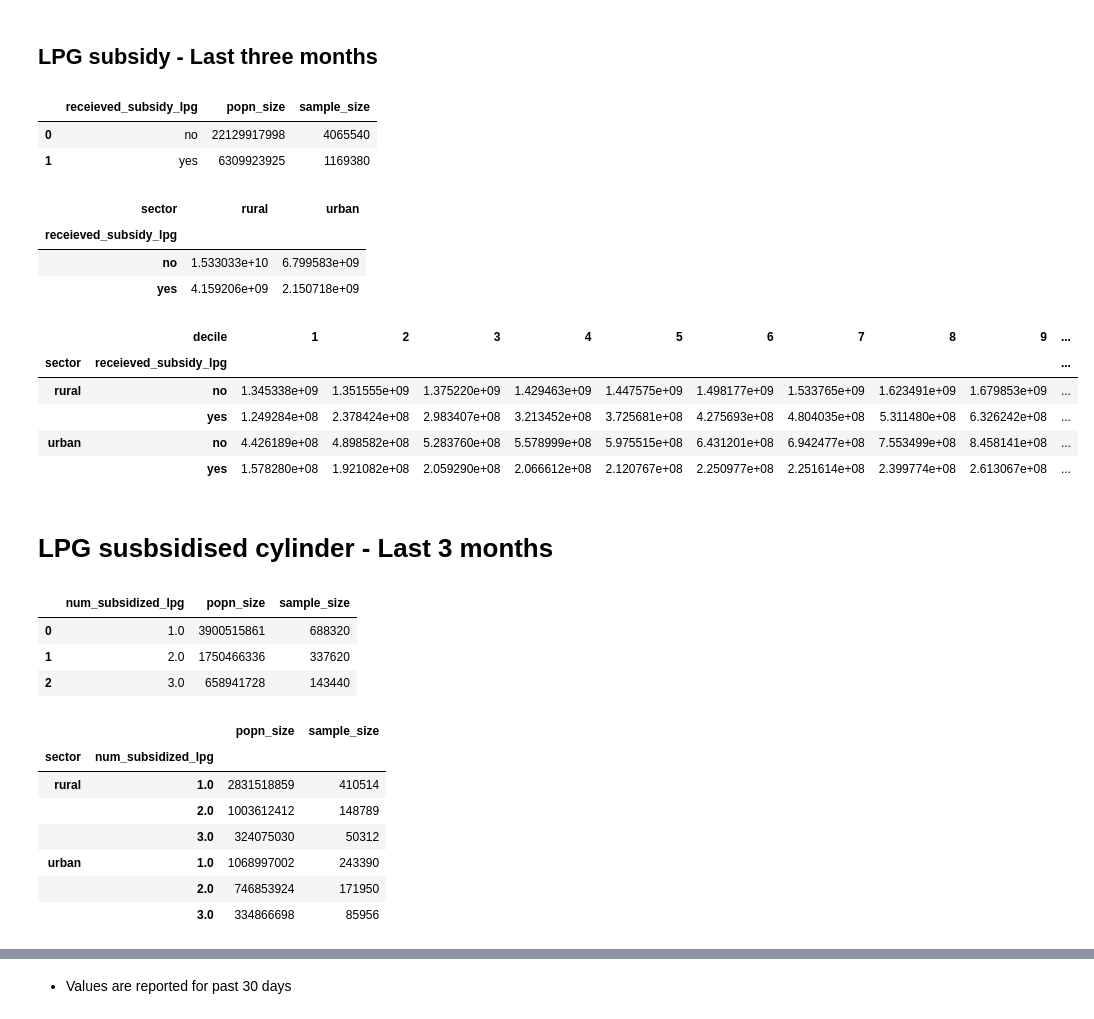
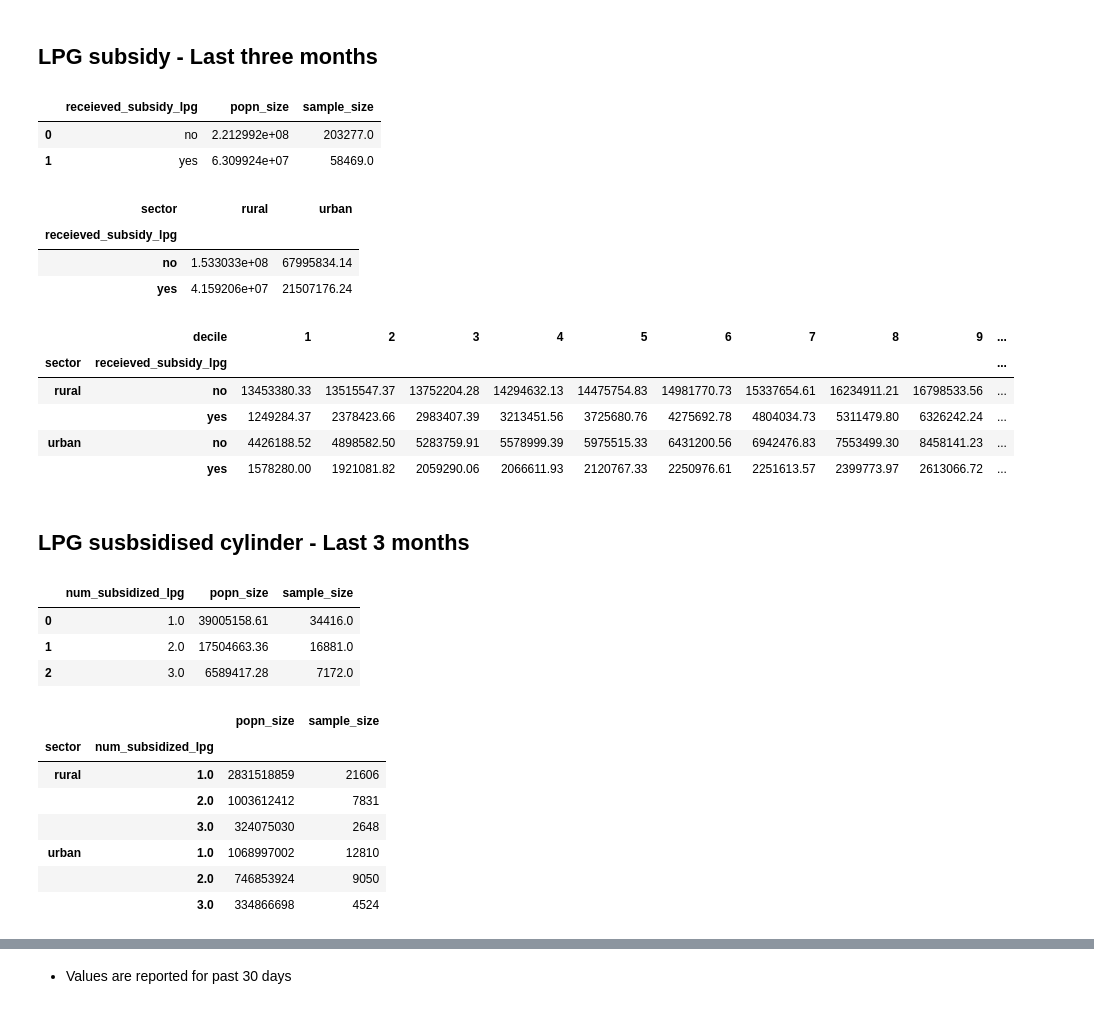
Before and after one commit to Tarunmehta004/HCES, a Jupyter notebook: Across survey analysis/LPG and firewood statistics/TM - LPG and firewood 2022-23 HCES.iPYNB, the cells around one changed output, grey strips where cells are left out. Cells and saved outputs as stored; diff of their text form; code cells hidden in the pictures.

```diff
--- a/Across survey analysis/LPG and firewood statistics/TM - LPG and firewood 2022-23 HCES.iPYNB
+++ b/Across survey analysis/LPG and firewood statistics/TM - LPG and firewood 2022-23 HCES.iPYNB
@@ -35,7 +35,7 @@ display(df_lvl01.head())
 path_lvl03 = "../../HCES 2022-23/Dta raw files/level_03.dta"
 df_lvl03 = pd.read_stata(path_lvl03)
 df_lvl03 = df_lvl03.set_index('hhid')
-df_lvl03 = df_lvl03[['source_cooking', 'multiplier']]
+df_lvl03 = df_lvl03[['source_cooking', 'source_lighting','multiplier']]
 display(df_lvl03.head())
 
 ## Level 07 file
@@ -249,19 +249,19 @@ display(trial)
 # %%
 # Across India
 trial = df.groupby(['receieved_subsidy_lpg'], as_index=False).apply(lambda table: pd.Series(
-    {'popn_size': table['multiplier'].sum(),
-     'sample_size': table.size}
+    {'popn_size': table['multiplier'].sum()/100,
+     'sample_size': table.shape[0]}
 ), include_groups = False)
 display(trial)
 # %% [output]
 |  | receieved_subsidy_lpg | popn_size | sample_size |
-| 0 | no | 22129917998 | 4065540 |
-| 1 | yes | 6309923925 | 1169380 |
+| 0 | no | 2.212992e+08 | 203277.0 |
+| 1 | yes | 6.309924e+07 | 58469.0 |
 # %%
 # LPG subsidy (Rural vs Urban)
 trial = df.groupby(['sector','receieved_subsidy_lpg'], as_index=False).apply(lambda table: pd.Series(
-    {'popn_size': table['multiplier'].sum(),
-     'sample_size': table.size}
+    {'popn_size': table['multiplier'].sum()/100,
+     'sample_size': table.shape[0]}
 ), include_groups = False)
 
 # Pivoting
@@ -270,27 +270,27 @@ display(trial)
 # %% [output]
 | sector | rural | urban |
 | receieved_subsidy_lpg |  |  |
-| no | 1.533033e+10 | 6.799583e+09 |
-| yes | 4.159206e+09 | 2.150718e+09 |
+| no | 1.533033e+08 | 67995834.14 |
+| yes | 4.159206e+07 | 21507176.24 |
 # %%
 # LPG subsidy (Rural vs Urban by decile)
 trial = df.groupby(['sector','decile','receieved_subsidy_lpg'], as_index=False, observed=False).apply(lambda table: pd.Series(
-    {'wt_sum': table['multiplier'].sum(),
-     'sample_size': table.size}
+    {'wt_sum': table['multiplier'].sum()/100,
+     'sample_size': table.shape[0]}
 ), include_groups = False)
 
 # Pivoting
 trial = trial.pivot_table(values = 'wt_sum', index = ['sector','receieved_subsidy_lpg'], columns = 'decile', observed = False)
 display(trial)
 # %% [output]
 |  | decile | 1 | 2 | 3 | 4 | 5 | 6 | 7 | 8 | 9 | ... |
 | sector | receieved_subsidy_lpg |  |  |  |  |  |  |  |  |  | ... |
-| rural | no | 1.345338e+09 | 1.351555e+09 | 1.375220e+09 | 1.429463e+09 | 1.447575e+09 | 1.498177e+09 | 1.533765e+09 | 1.623491e+09 | 1.679853e+09 | ... |
-|  | yes | 1.249284e+08 | 2.378424e+08 | 2.983407e+08 | 3.213452e+08 | 3.725681e+08 | 4.275693e+08 | 4.804035e+08 | 5.311480e+08 | 6.326242e+08 | ... |
-| urban | no | 4.426189e+08 | 4.898582e+08 | 5.283760e+08 | 5.578999e+08 | 5.975515e+08 | 6.431201e+08 | 6.942477e+08 | 7.553499e+08 | 8.458141e+08 | ... |
-|  | yes | 1.578280e+08 | 1.921082e+08 | 2.059290e+08 | 2.066612e+08 | 2.120767e+08 | 2.250977e+08 | 2.251614e+08 | 2.399774e+08 | 2.613067e+08 | ... |
+| rural | no | 13453380.33 | 13515547.37 | 13752204.28 | 14294632.13 | 14475754.83 | 14981770.73 | 15337654.61 | 16234911.21 | 16798533.56 | ... |
+|  | yes | 1249284.37 | 2378423.66 | 2983407.39 | 3213451.56 | 3725680.76 | 4275692.78 | 4804034.73 | 5311479.80 | 6326242.24 | ... |
+| urban | no | 4426188.52 | 4898582.50 | 5283759.91 | 5578999.39 | 5975515.33 | 6431200.56 | 6942476.83 | 7553499.30 | 8458141.23 | ... |
+|  | yes | 1578280.00 | 1921081.82 | 2059290.06 | 2066611.93 | 2120767.33 | 2250976.61 | 2251613.57 | 2399773.97 | 2613066.72 | ... |
 # %% [markdown]
-# LPG susbsidised cylinder - Last 3 months
+## LPG susbsidised cylinder - Last 3 months
 # %%
 # Across India
 
@@ -300,15 +300,15 @@ trial = trial.loc[trial['receieved_subsidy_lpg'] == 'yes']
 
 # Calculation
 trial = trial.groupby('num_subsidized_lpg', as_index = False).apply(lambda table: pd.Series(
-    {'popn_size': table['multiplier'].sum(),
-     'sample_size': table.size}
+    {'popn_size': table['multiplier'].sum()/100,
+     'sample_size': table.shape[0]}
 ), include_groups = False)
 display(trial)
 # %% [output]
 |  | num_subsidized_lpg | popn_size | sample_size |
-| 0 | 1.0 | 3900515861 | 688320 |
-| 1 | 2.0 | 1750466336 | 337620 |
-| 2 | 3.0 | 658941728 | 143440 |
+| 0 | 1.0 | 39005158.61 | 34416.0 |
+| 1 | 2.0 | 17504663.36 | 16881.0 |
+| 2 | 3.0 | 6589417.28 | 7172.0 |
 # %%
 # Rural vs Urban
 
@@ -319,18 +319,18 @@ trial = trial.loc[trial['receieved_subsidy_lpg'] == 'yes']
 # Calculation
 trial = trial.groupby(['sector','num_subsidized_lpg']).apply(lambda table: pd.Series(
     {'popn_size': table['multiplier'].sum(),
-     'sample_size': table.size}
+     'sample_size': table.shape[0]}
 ), include_groups = False)
 display(trial)
 # %% [output]
 |  |  | popn_size | sample_size |
 | sector | num_subsidized_lpg |  |  |
-| rural | 1.0 | 2831518859 | 410514 |
-|  | 2.0 | 1003612412 | 148789 |
-|  | 3.0 | 324075030 | 50312 |
-| urban | 1.0 | 1068997002 | 243390 |
-|  | 2.0 | 746853924 | 171950 |
-|  | 3.0 | 334866698 | 85956 |
+| rural | 1.0 | 2831518859 | 21606 |
+|  | 2.0 | 1003612412 | 7831 |
+|  | 3.0 | 324075030 | 2648 |
+| urban | 1.0 | 1068997002 | 12810 |
+|  | 2.0 | 746853924 | 9050 |
+|  | 3.0 | 334866698 | 4524 |
 # %%
 # Rural vs Urban across deciles
 
```
Also changed, not shown: parts of 15 cells of this notebook, 3 other files.
